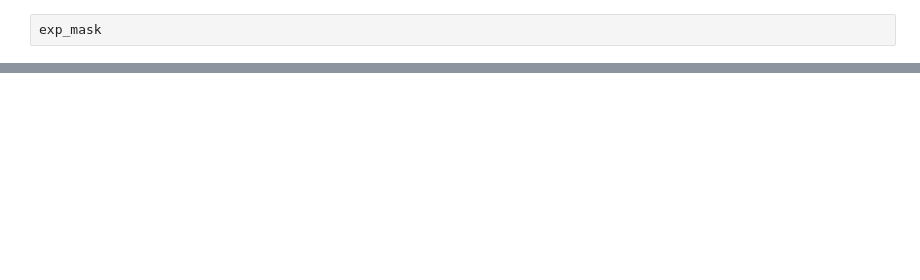
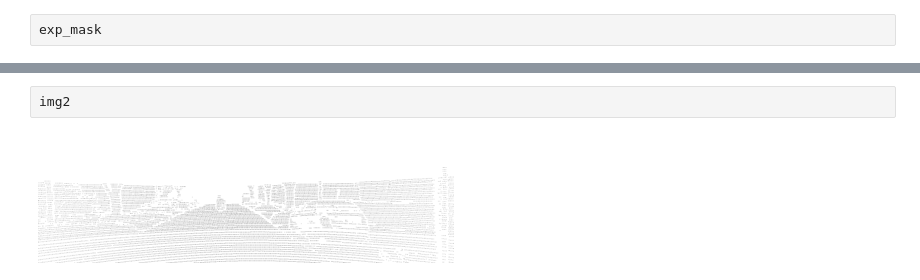
Before and after one commit to weentiaan/Video-latent-diffusion-panoptic-segmentation, a Jupyter notebook: Pose.ipynb, the cells around one changed output, grey strips where cells are left out. Saved outputs shown, nothing was run; the diff lists cells and outputs as text; blank space fills up the shorter version.

```diff
--- a/Pose.ipynb
+++ b/Pose.ipynb
@@ -131,0 +166,4 @@ exp_mask
+# %%
+img2
+# %% [output]
+[figure, added]
```
Also changed, not shown: parts of 25 cells of this notebook, 48 other files.
